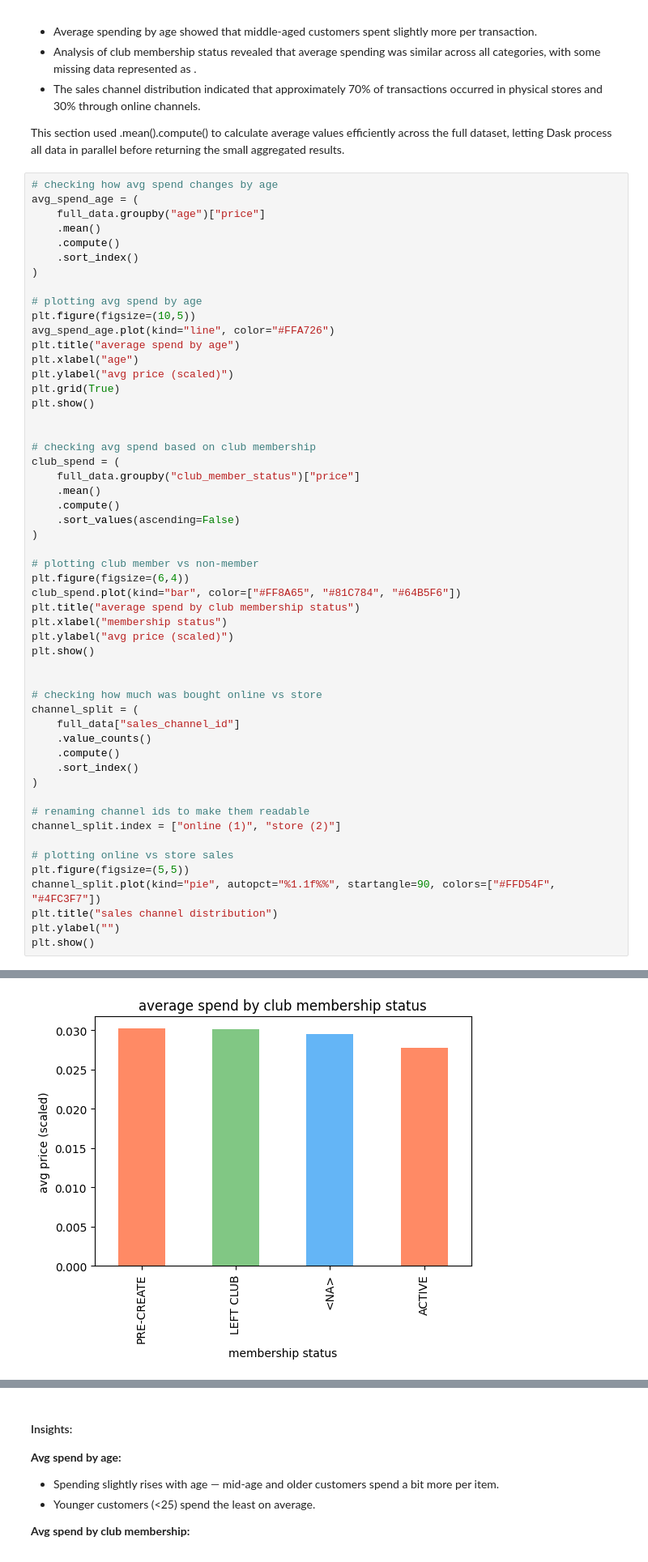
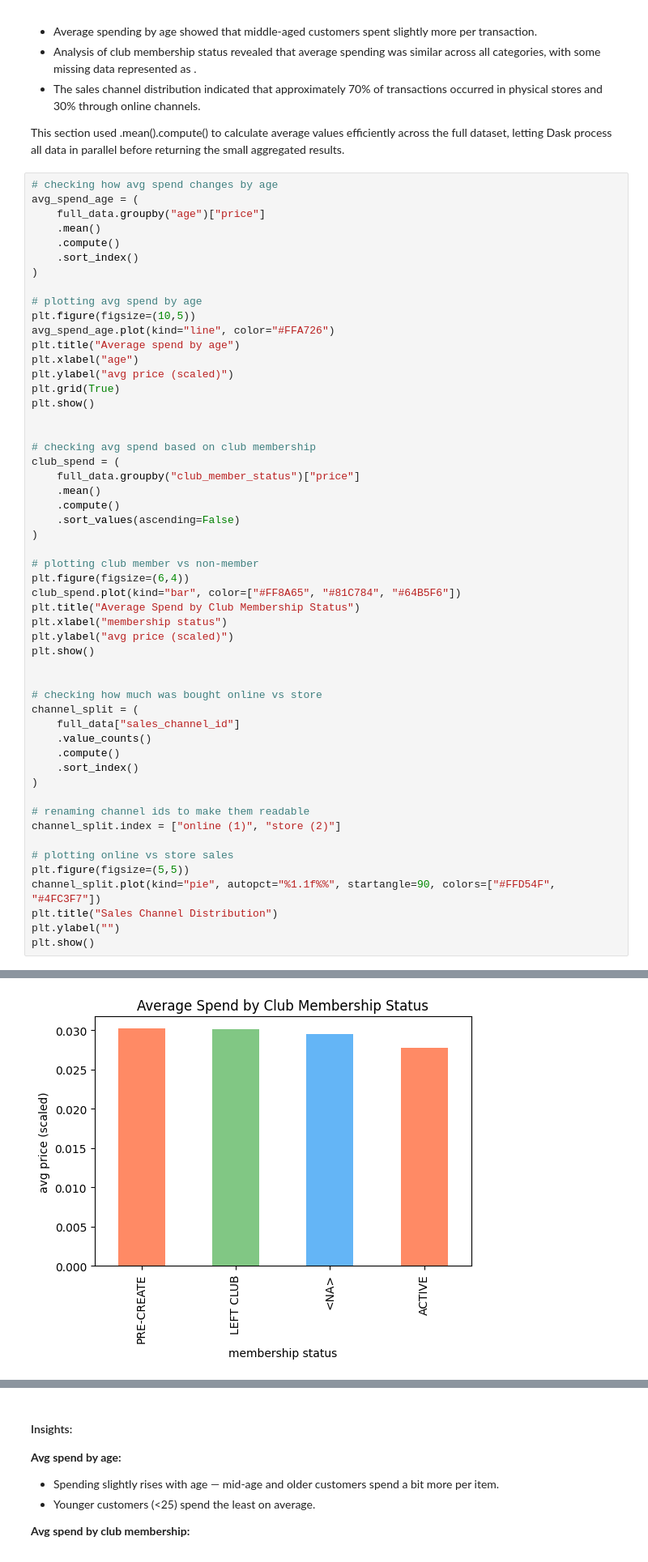
Before and after one commit to verdabatool/StyleSense-AI, a Jupyter notebook: EDA.ipynb, the cells around one changed output, grey strips where cells are left out. Shown: that part at 81% size. Cells and saved outputs as stored; diff of their text form.

```diff
--- a/EDA.ipynb
+++ b/EDA.ipynb
@@ -174,7 +166,7 @@ avg_spend_age = (
 # plotting avg spend by age
 plt.figure(figsize=(10,5))
 avg_spend_age.plot(kind="line", color="#FFA726")
-plt.title("average spend by age")
+plt.title("Average spend by age")
 plt.xlabel("age")
 plt.ylabel("avg price (scaled)")
 plt.grid(True)
@@ -188,33 +180,33 @@ club_spend = (
     .compute()
     .sort_values(ascending=False)
 )
 
 # plotting club member vs non-member
 plt.figure(figsize=(6,4))
 club_spend.plot(kind="bar", color=["#FF8A65", "#81C784", "#64B5F6"])
-plt.title("average spend by club membership status")
+plt.title("Average Spend by Club Membership Status")
 plt.xlabel("membership status")
 plt.ylabel("avg price (scaled)")
 plt.show()
 
 
 # checking how much was bought online vs store
 channel_split = (
     full_data["sales_channel_id"]
     .value_counts()
     .compute()
     .sort_index()
 )
 
 # renaming channel ids to make them readable
 channel_split.index = ["online (1)", "store (2)"]
 
 # plotting online vs store sales
 plt.figure(figsize=(5,5))
 channel_split.plot(kind="pie", autopct="%1.1f%%", startangle=90, colors=["#FFD54F", "#4FC3F7"])
-plt.title("sales channel distribution")
+plt.title("Sales Channel Distribution")
 plt.ylabel("")
 plt.show()
 # %% [output]
 [figure]
-[figure, old version]
+[figure, new version]
```
Also changed, not shown: parts of 8 cells of this notebook.
